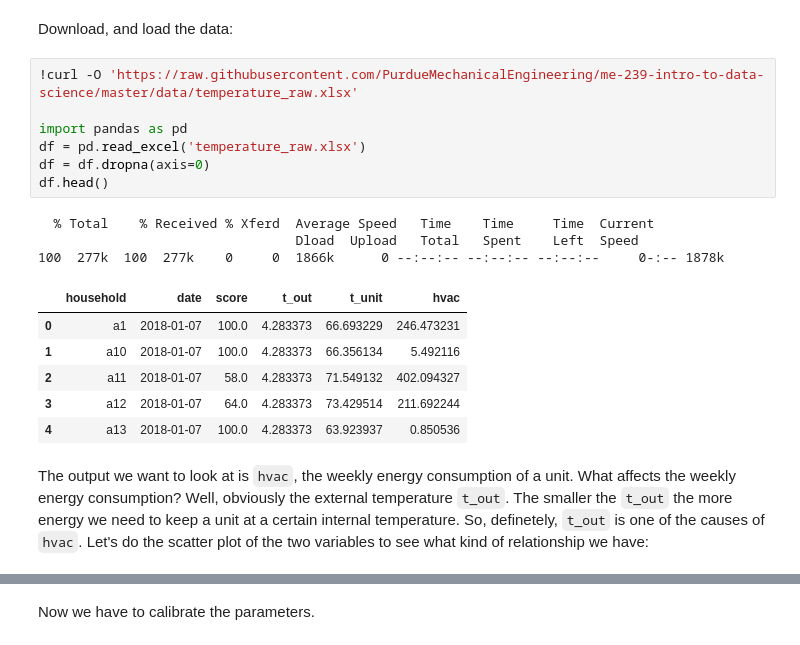
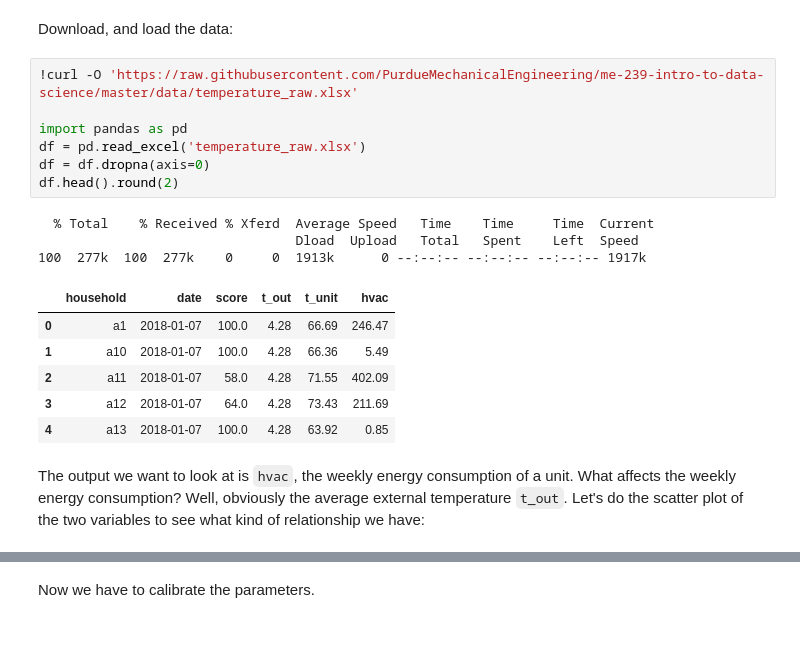
Before and after one commit to benmariner99/me-239-intro-to-data-science, a Jupyter notebook: lecture05/models-are-functions.ipynb, the cells around one changed output, grey strips where cells are left out. Drawn from its saved outputs; the diff is of its cells as text.

```diff
--- a/lecture05/models-are-functions.ipynb
+++ b/lecture05/models-are-functions.ipynb
@@ -102,26 +102,24 @@ Download, and load the data:
 # %%
 !curl -O 'https://raw.githubusercontent.com/PurdueMechanicalEngineering/me-239-intro-to-data-science/master/data/temperature_raw.xlsx'
 
 import pandas as pd
 df = pd.read_excel('temperature_raw.xlsx')
 df = df.dropna(axis=0)
-df.head()
+df.head().round(2)
 # %% [output]
   % Total    % Received % Xferd  Average Speed   Time    Time     Time  Current
                                  Dload  Upload   Total   Spent    Left  Speed
-100  277k  100  277k    0     0  1866k      0 --:--:-- --:--:-- --:--:--     0-:-- 1878k
+100  277k  100  277k    0     0  1913k      0 --:--:-- --:--:-- --:--:-- 1917k
 |  | household | date | score | t_out | t_unit | hvac |
-| 0 | a1 | 2018-01-07 | 100.0 | 4.283373 | 66.693229 | 246.473231 |
-| 1 | a10 | 2018-01-07 | 100.0 | 4.283373 | 66.356134 | 5.492116 |
-| 2 | a11 | 2018-01-07 | 58.0 | 4.283373 | 71.549132 | 402.094327 |
-| 3 | a12 | 2018-01-07 | 64.0 | 4.283373 | 73.429514 | 211.692244 |
-| 4 | a13 | 2018-01-07 | 100.0 | 4.283373 | 63.923937 | 0.850536 |
+| 0 | a1 | 2018-01-07 | 100.0 | 4.28 | 66.69 | 246.47 |
+| 1 | a10 | 2018-01-07 | 100.0 | 4.28 | 66.36 | 5.49 |
+| 2 | a11 | 2018-01-07 | 58.0 | 4.28 | 71.55 | 402.09 |
+| 3 | a12 | 2018-01-07 | 64.0 | 4.28 | 73.43 | 211.69 |
+| 4 | a13 | 2018-01-07 | 100.0 | 4.28 | 63.92 | 0.85 |
 # %% [markdown]
 The output we want to look at is `hvac`, the weekly energy consumption of a unit.
 What affects the weekly energy consumption?
-Well, obviously the external temperature `t_out`.
-The smaller the `t_out` the more energy we need to keep a unit at a certain internal temperature.
-So, definetely, `t_out` is one of the causes of `hvac`.
+Well, obviously the average external temperature `t_out`.
 Let's do the scatter plot of the two variables to see what kind of relationship we have:
 # %%
 fig, ax = make_full_width_fig()
```
Also changed, not shown: parts of 10 cells of this notebook, 5 other files.
